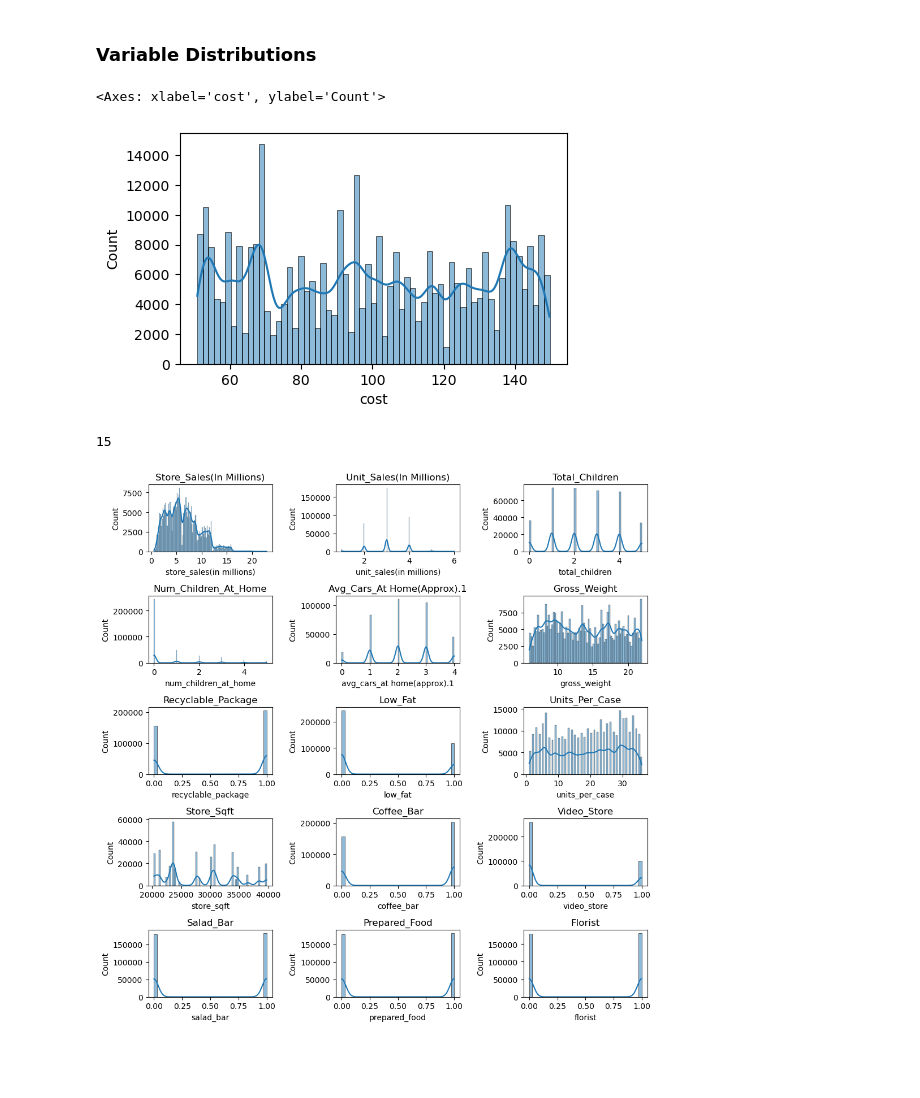
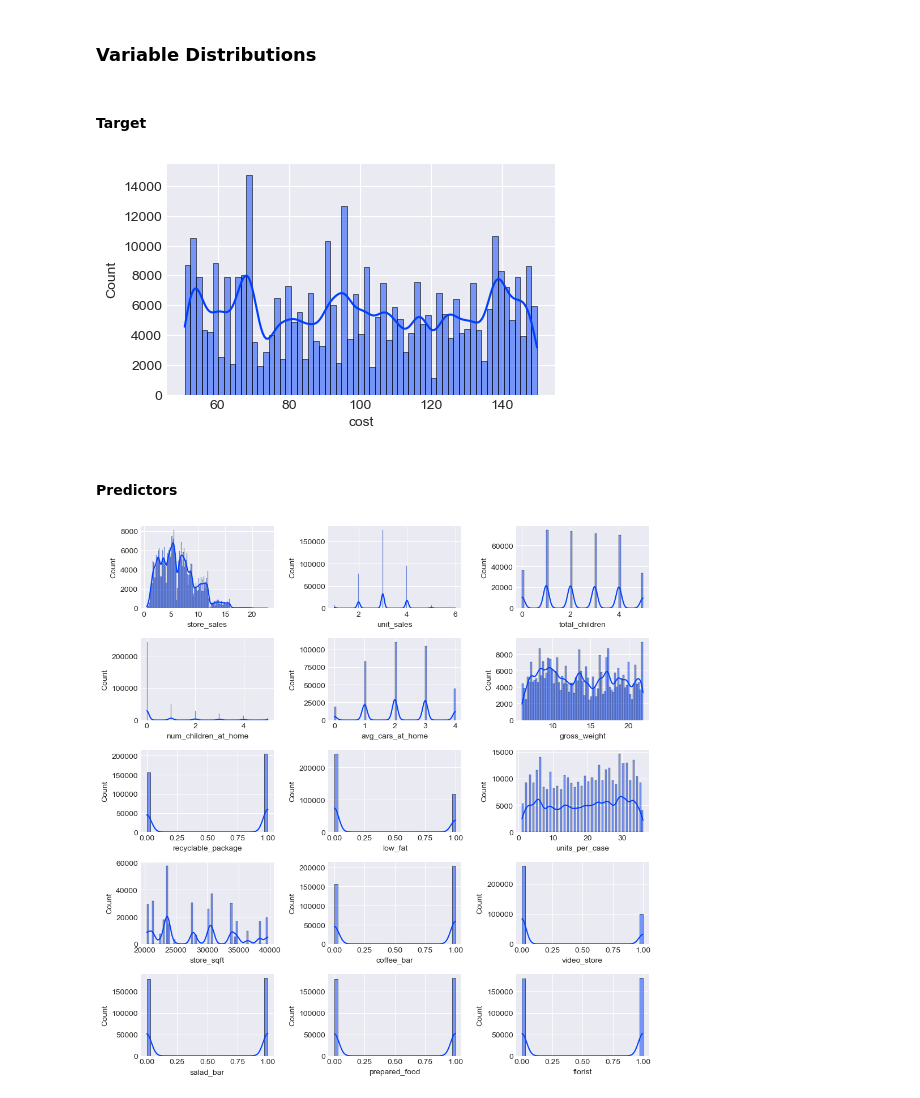
Before and after one commit to akaigraham/kaggle-comps, a Jupyter notebook: playground-series/s3_e11/notebooks/initial-notebook.ipynb, the cells around one changed output. Drawn from its saved outputs; the diff is of its cells as text; code cells hidden in the pictures; blank space fills up the shorter version.

```diff
--- a/playground-series/s3_e11/notebooks/initial-notebook.ipynb
+++ b/playground-series/s3_e11/notebooks/initial-notebook.ipynb
@@ -8,6 +8,10 @@ import pandas as pd
 import numpy as np
 import matplotlib.pyplot as plt
 import seaborn as sns
+# %%
+# set style of visualizations
+plt.style.use('seaborn-v0_8-bright')
+plt.style.use('seaborn-v0_8-darkgrid')
 # %%
 # specify path and load data
 data_path = Path('../data')
@@ -51,4 +57,11 @@ memory usage: 46.7 MB
+# %%
+# rename some columns to assist with workflow efficiency
+train_df = train_df.rename(columns={'store_sales(in millions)':'store_sales',
+                                    'unit_sales(in millions)': 'unit_sales',
+                                    'avg_cars_at home(approx).1': 'avg_cars_at_home'})
 # %% [markdown]
 `cost` is the target variable.
 # %% [markdown]
 ### Variable Distributions
+# %% [markdown]
+#### Target
@@ -56,24 +72,20 @@ memory usage: 46.7 MB
 # target
 plt.figure(figsize=(5,3))
 sns.histplot(x=train_df.cost,kde=True)
+plt.show()
 # %% [output]
-<Axes: xlabel='cost', ylabel='Count'>
-[figure, old version]
+[figure, new version]
-# %%
-# calc number of features to display
-len(train_df.drop(['cost', 'id'], axis=1).columns)
-# %% [output]
-15
+# %% [markdown]
+#### Predictors
 # %%
 # set up subplots
 fig, axes = plt.subplots(nrows=5, ncols=3, figsize=(10,10))
 feat_cols = train_df.drop(['cost', 'id'], axis=1).columns
 
 for feat, ax in zip(feat_cols, axes.flatten()):
     sns.histplot(train_df[feat], kde=True, bins='auto', ax=ax)
-    ax.set_title(f'{feat.title()}')
     ax.set_xlabel(feat)
 plt.tight_layout()
 plt.show()
 # %% [output]
-[figure, old version]
+[figure, new version]
```
Also changed, not shown: parts of 13 cells of this notebook.
